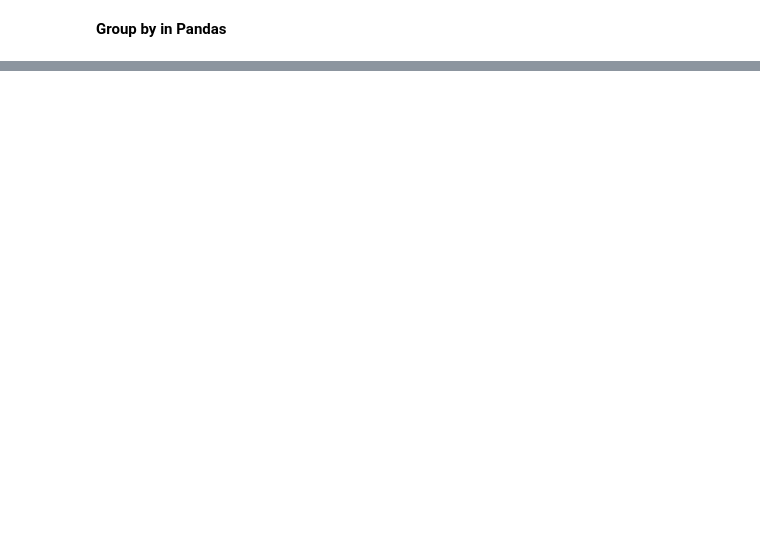
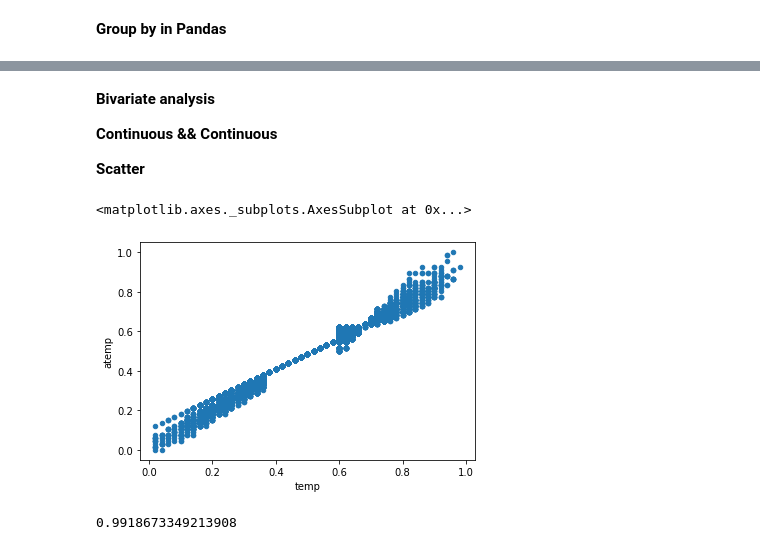
Before and after one commit to ravindrapalli33/data-science-practice-sl, a Jupyter notebook: data_science_with_python.ipynb, the cells around one changed output, grey strips where cells are left out. Drawn from its saved outputs; the diff is of its cells as text; code cells hidden in the pictures; blank space fills up the shorter version.

```diff
--- a/data_science_with_python.ipynb
+++ b/data_science_with_python.ipynb
@@ -451,0 +953,16 @@ Name: count, dtype: float64
+# %% [markdown]
+**Bivariate analysis**
+
+**Continuous && Continuous**
+
+**Scatter**
+# %%
+train_data.plot.scatter('temp', 'atemp')
+# %% [output]
+<matplotlib.axes._subplots.AxesSubplot at 0x...>
+[figure, added]
+# %%
+# Correlation
+train_data.temp.corr(train_data.atemp)
+# %% [output]
+0.9918673349213908
```
Also changed, not shown: parts of 79 cells of this notebook.
